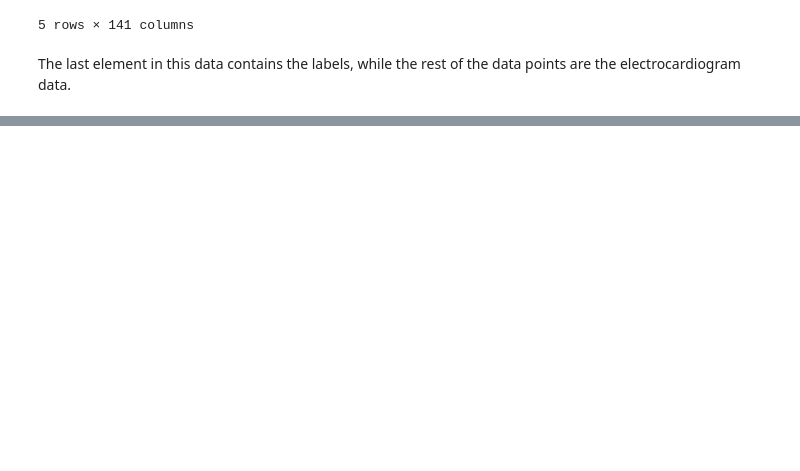
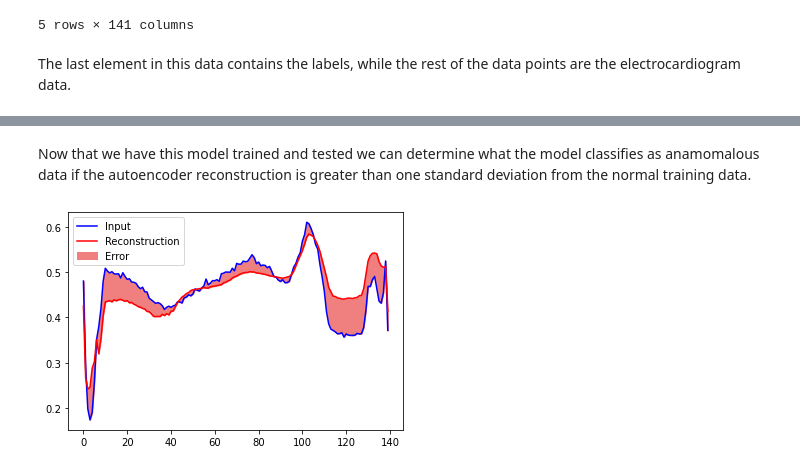
Before and after one commit to UmbertoFasci/Autoencoders, a Jupyter notebook: Notebooks/autoencoder_rundown.ipynb, the cells around one changed output, grey strips where cells are left out. Cells and saved outputs as stored; diff of their text form; code cells hidden in the pictures; blank space fills up the shorter version.

```diff
--- a/Notebooks/autoencoder_rundown.ipynb
+++ b/Notebooks/autoencoder_rundown.ipynb
@@ -301,0 +408,13 @@ train_data, test_data, train_labels, test_labels = train_test_split(
+# %% [markdown]
+Now that we have this model trained and tested we can determine what the model classifies as anamomalous data if the autoencoder reconstruction is greater than one standard deviation from the normal training data.
+# %%
+encoded_data = autoencoder.encoder(normal_test_data).numpy()
+decoded_data = autoencoder.decoder(encoded_data).numpy()
+
+plt.plot(normal_test_data[0], 'b')
+plt.plot(decoded_data[0], 'r')
+plt.fill_between(np.arange(140), decoded_data[0], normal_test_data[0], color='lightcoral')
+plt.legend(labels=["Input", "Reconstruction", "Error"])
+plt.show()
+# %% [output]
+[figure, added]
```
Also changed, not shown: parts of 13 cells of this notebook.
